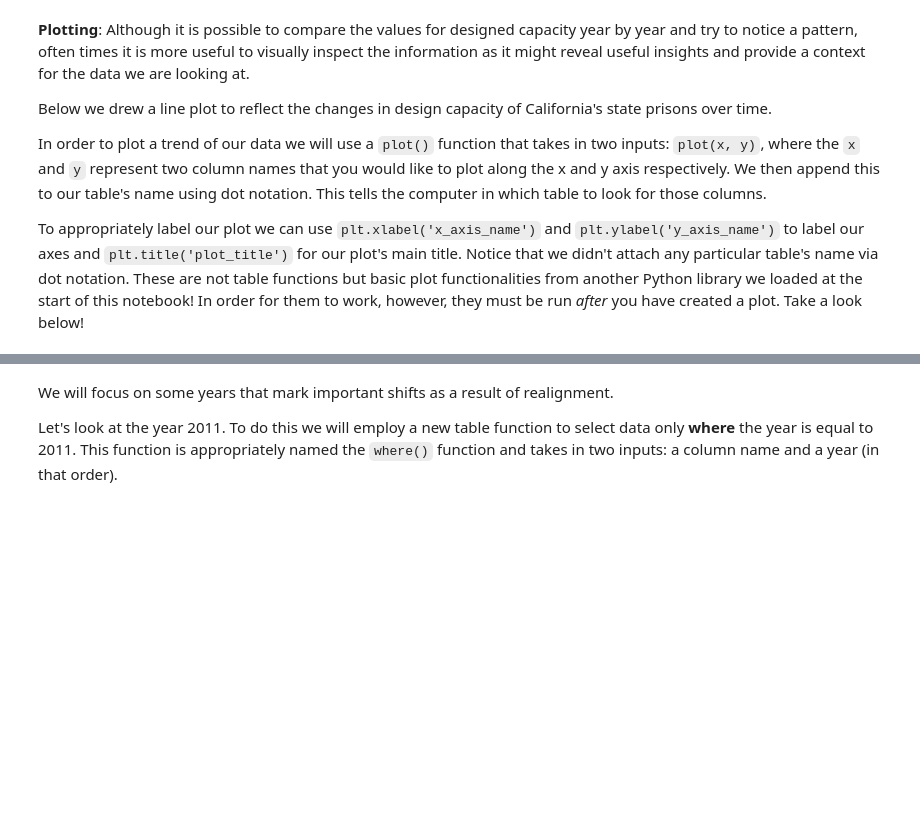
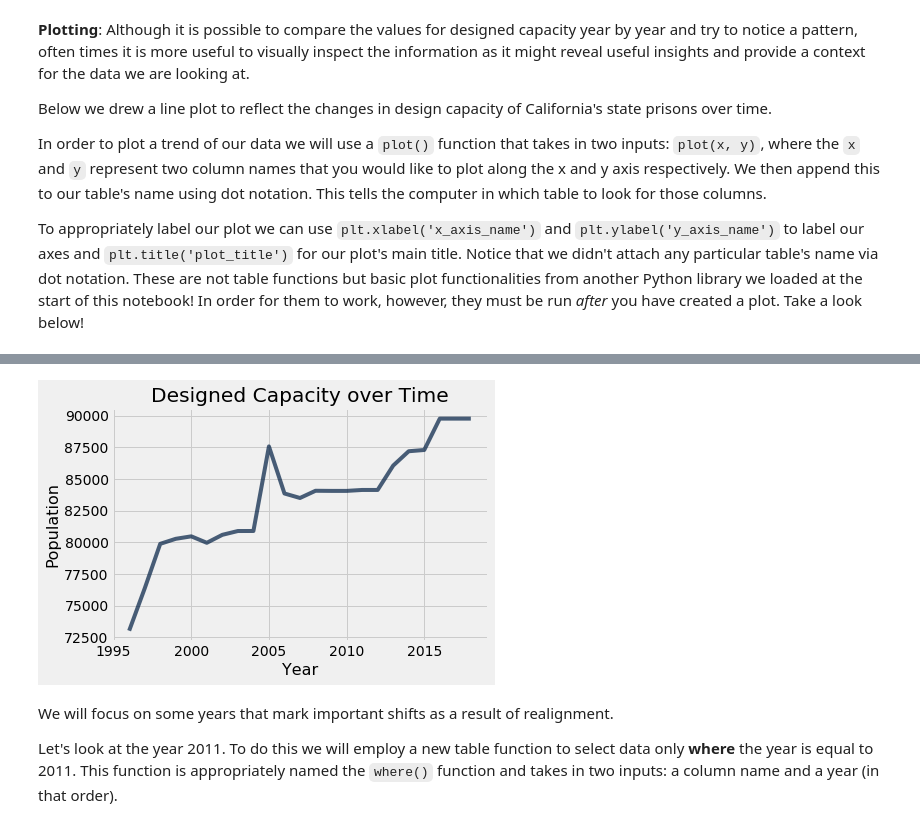
Before and after one commit to ds-modules/BUDS-SU21-Dev, a Jupyter notebook: Week_4/Thursday/Lecture_1-Copy1.ipynb, the cells around one changed output, grey strips where cells are left out. Drawn from its saved outputs; the diff is of its cells as text; code cells hidden in the pictures; blank space fills up the shorter version.

```diff
--- a/Week_4/Thursday/Lecture_1-Copy1.ipynb
+++ b/Week_4/Thursday/Lecture_1-Copy1.ipynb
@@ -201,3 +287,11 @@ plt.title("Designed Capacity over Time"); # This semicolon is here for style pur
+# %%
+design_capacity_ca.plot("year", "designed_capacity last_inst sum")
+
+plt.xlabel("Year")
+plt.ylabel("Population")
+plt.title("Designed Capacity over Time"); # This semicolon is here for style purposes
+# %% [output]
+[figure, added]
 # %% [markdown]
 We will focus on some years that mark important shifts as a result of realignment.
 
```
Also changed, not shown: parts of 26 cells of this notebook, 4 other files.
